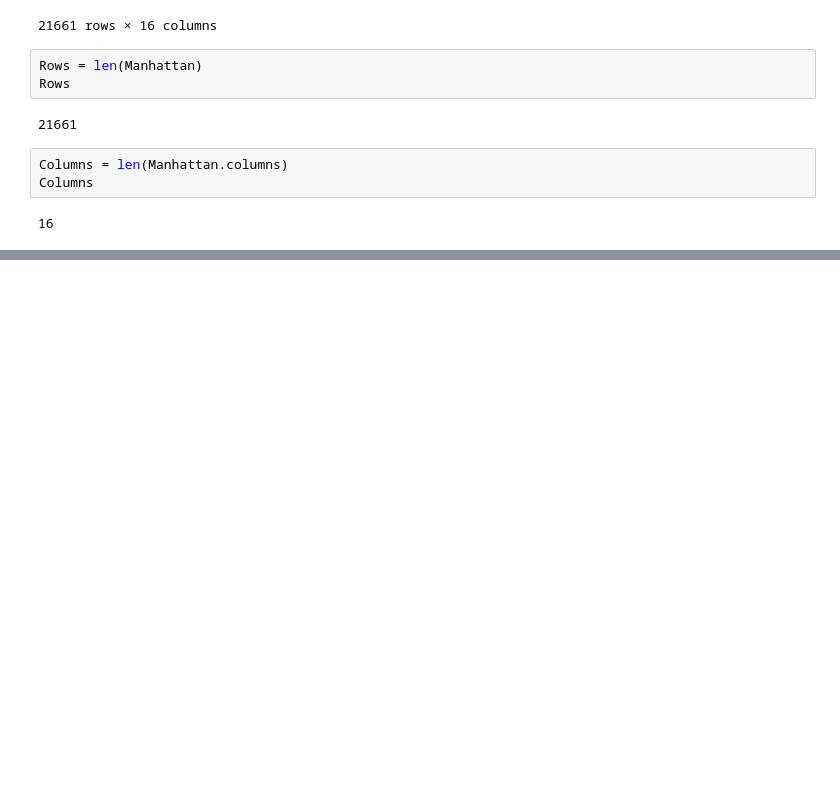
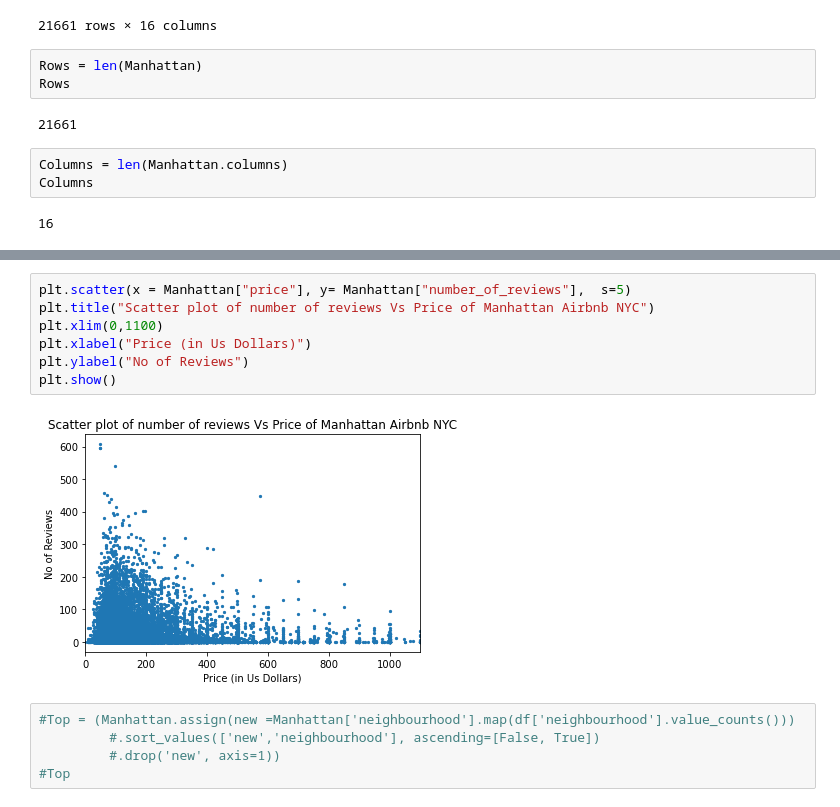
Before and after one commit to ClaireAgaba/Data-Science, a Jupyter notebook: airbnb/airbnb.ipynb, the cells around one changed output, grey strips where cells are left out. Saved outputs shown, nothing was run; the diff lists cells and outputs as text; blank space fills up the shorter version.

Commit message:
analyse the airbnb data

```diff
--- a/airbnb/airbnb.ipynb
+++ b/airbnb/airbnb.ipynb
@@ -42,0 +51,14 @@ Columns
+# %%
+plt.scatter(x = Manhattan["price"], y= Manhattan["number_of_reviews"],  s=5)
+plt.title("Scatter plot of number of reviews Vs Price of Manhattan Airbnb NYC")
+plt.xlim(0,1100)
+plt.xlabel("Price (in Us Dollars)")
+plt.ylabel("No of Reviews")
+plt.show()
+# %% [output]
+[figure, added]
+# %%
+#Top = (Manhattan.assign(new =Manhattan['neighbourhood'].map(df['neighbourhood'].value_counts()))
+         #.sort_values(['new','neighbourhood'], ascending=[False, True])
+         #.drop('new', axis=1))
+#Top
```
Also changed, not shown: parts of 2 cells of this notebook.
